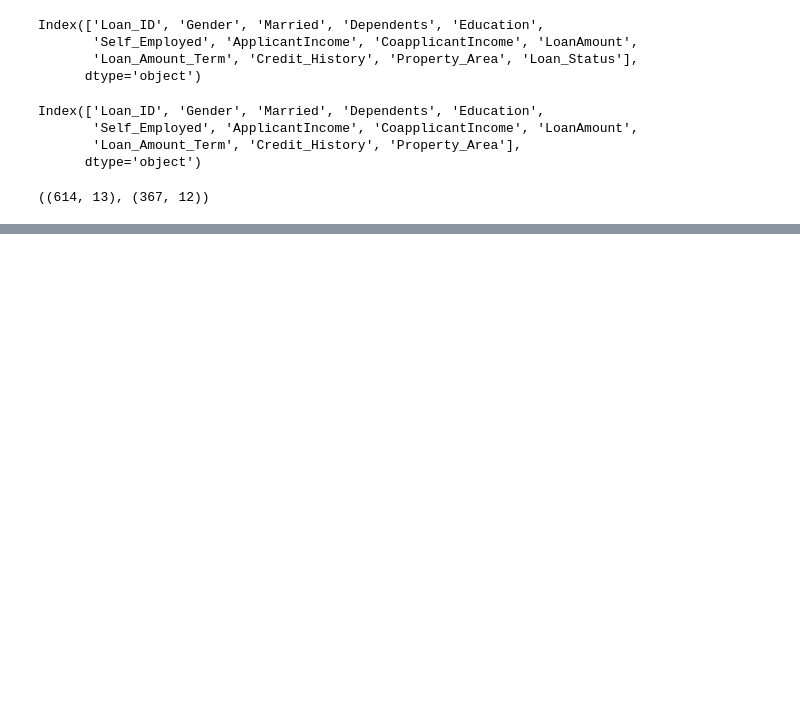
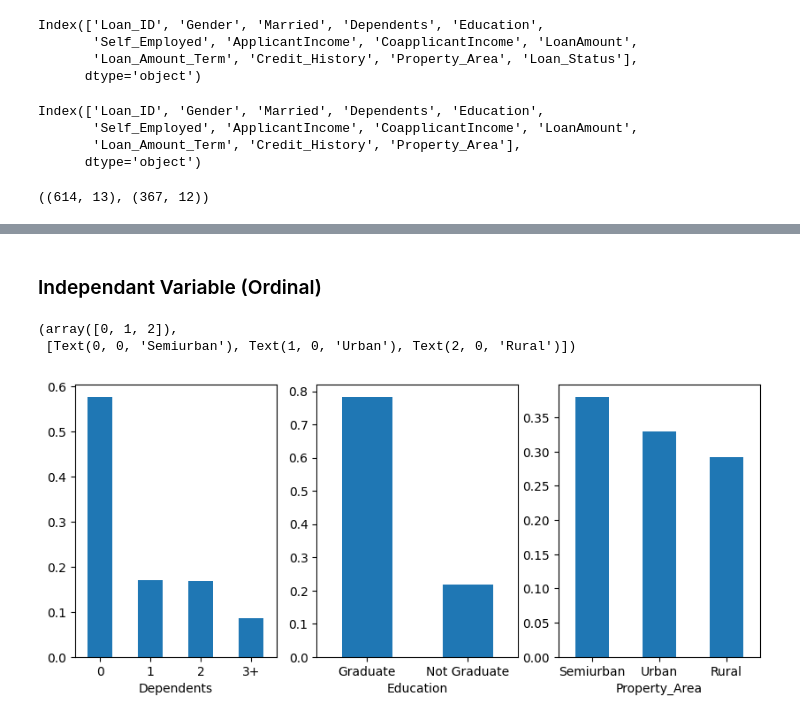
Before and after one commit to statbuster/loan-prediction, a Jupyter notebook: main.ipynb, the cells around one changed output, grey strips where cells are left out. Saved outputs shown, nothing was run; the diff lists cells and outputs as text; code cells hidden in the pictures; blank space fills up the shorter version.

```diff
--- a/main.ipynb
+++ b/main.ipynb
@@ -32,0 +81,20 @@ train.shape, test.shape
+# %% [markdown]
+### Independant Variable (Ordinal)
+# %%
+plt.figure(figsize=(10,4))
+
+plt.subplot(1,3,1)
+train['Dependents'].value_counts(normalize=True).plot.bar()
+plt.xticks(rotation=0)
+
+plt.subplot(1,3,2)
+train['Education'].value_counts(normalize=True).plot.bar()
+plt.xticks(rotation=0)
+
+plt.subplot(1,3,3)
+train['Property_Area'].value_counts(normalize=True).plot.bar()
+plt.xticks(rotation=0)
+# %% [output]
+(array([0, 1, 2]),
+ [Text(0, 0, 'Semiurban'), Text(1, 0, 'Urban'), Text(2, 0, 'Rural')])
+[figure, added]
```
Also changed, not shown: parts of 53 cells of this notebook, 1 other file.
